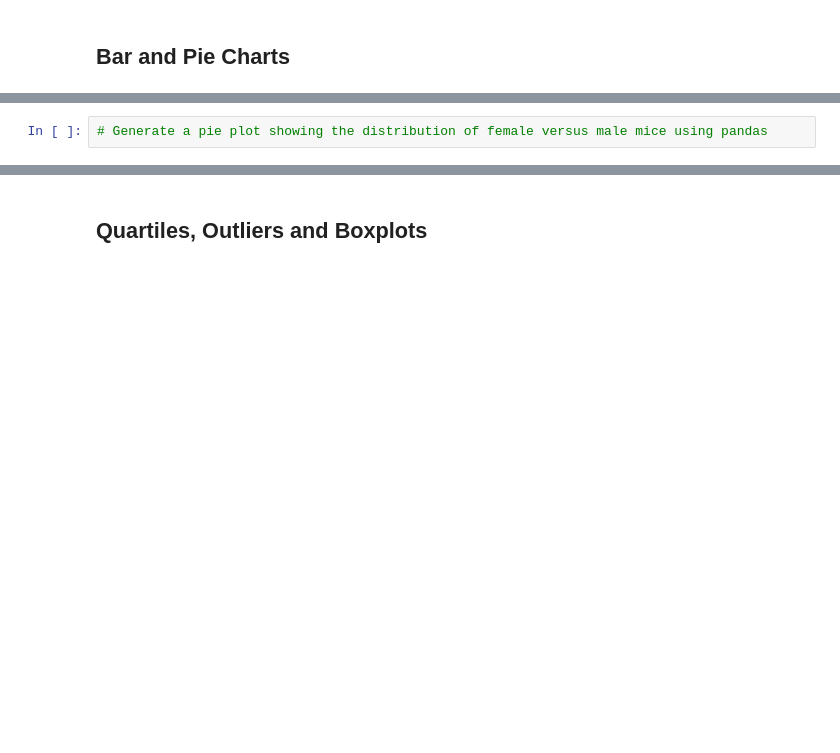
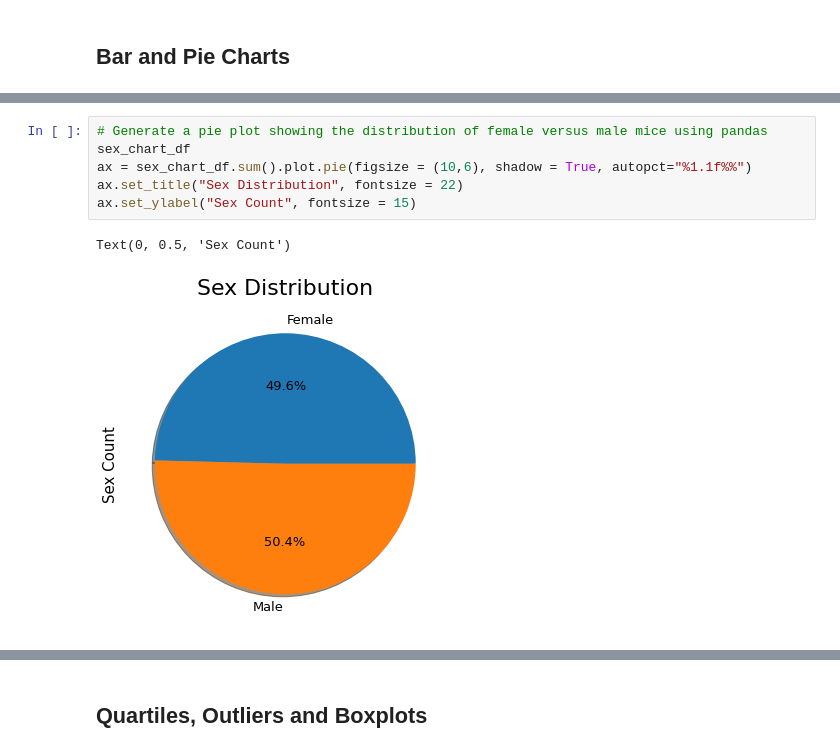
Before and after one commit to BrianDouglas/matplotlib-challenge, a Jupyter notebook: pymaceuticals_starter.ipynb, the cells around one changed output, grey strips where cells are left out. Cells and saved outputs as stored; diff of their text form; blank space fills up the shorter version.

```diff
--- a/pymaceuticals_starter.ipynb
+++ b/pymaceuticals_starter.ipynb
@@ -120,4 +148,11 @@ sex_group["Mouse ID"].nunique().plot(kind="bar")
 # %%
 # Generate a pie plot showing the distribution of female versus male mice using pandas
+sex_chart_df
+ax = sex_chart_df.sum().plot.pie(figsize = (10,6), shadow = True, autopct="%1.1f%%")
+ax.set_title("Sex Distribution", fontsize = 22)
+ax.set_ylabel("Sex Count", fontsize = 15)
+# %% [output]
+Text(0, 0.5, 'Sex Count')
+[figure, added]
 # %%
 # Generate a pie plot showing the distribution of female versus male mice using pyplot
```
Also changed, not shown: parts of 5 cells of this notebook.
